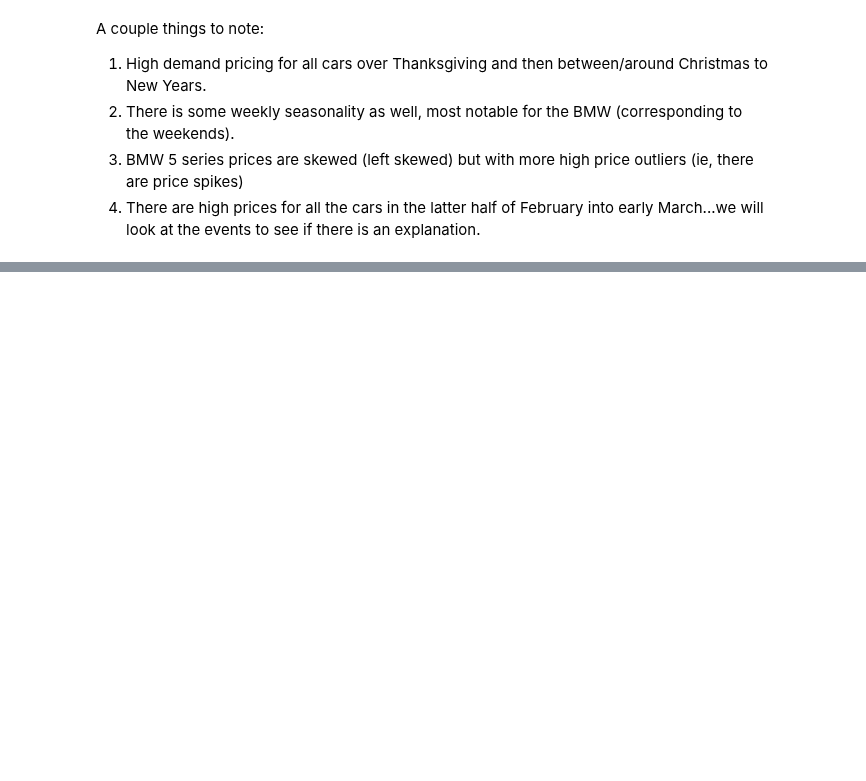
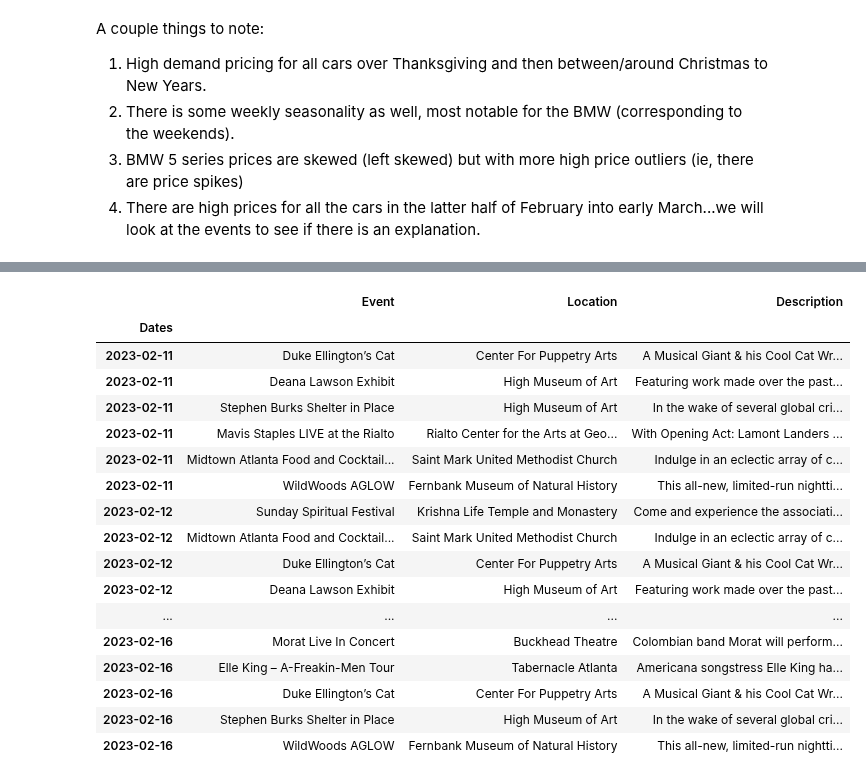
Before and after one commit to JADukeAIPI/AIPIProject, a Jupyter notebook: EDA_and_modeling.ipynb, the cells around one changed output, grey strips where cells are left out. Drawn from its saved outputs; the diff is of its cells as text; code cells hidden in the pictures; blank space fills up the shorter version.

```diff
--- a/EDA_and_modeling.ipynb
+++ b/EDA_and_modeling.ipynb
@@ -214,0 +250,3 @@ A couple things to note:
+# %%
+all_events_clean = clean_events(all_events_df)
+all_events_clean
@@ -214,0 +268,22 @@ A couple things to note:
+# %%
+late_feb_events = all_events_clean[all_events_clean.index>'2023-02-10']
+late_feb_events
+# %% [output]
+|  | Event | Location | Description |
+| Dates |  |  |  |
+| 2023-02-11 | Duke Ellington’s Cat | Center For Puppetry Arts | A Musical Giant & his Cool Cat Wr... |
+| 2023-02-11 | Deana Lawson Exhibit | High Museum of Art | Featuring work made over the past... |
+| 2023-02-11 | Stephen Burks Shelter in Place | High Museum of Art | In the wake of several global cri... |
+| 2023-02-11 | Mavis Staples LIVE at the Rialto | Rialto Center for the Arts at Geo... | With Opening Act: Lamont Landers ... |
+| 2023-02-11 | Midtown Atlanta Food and Cocktail... | Saint Mark United Methodist Church | Indulge in an eclectic array of c... |
+| 2023-02-11 | WildWoods AGLOW | Fernbank Museum of Natural History | This all-new, limited-run nightti... |
+| 2023-02-12 | Sunday Spiritual Festival | Krishna Life Temple and Monastery | Come and experience the associati... |
+| 2023-02-12 | Midtown Atlanta Food and Cocktail... | Saint Mark United Methodist Church | Indulge in an eclectic array of c... |
+| 2023-02-12 | Duke Ellington’s Cat | Center For Puppetry Arts | A Musical Giant & his Cool Cat Wr... |
+| 2023-02-12 | Deana Lawson Exhibit | High Museum of Art | Featuring work made over the past... |
+| ... | ... | ... | ... |
+| 2023-02-16 | Morat Live In Concert | Buckhead Theatre | Colombian band Morat will perform... |
+| 2023-02-16 | Elle King – A-Freakin-Men Tour | Tabernacle Atlanta | Americana songstress Elle King ha... |
+| 2023-02-16 | Duke Ellington’s Cat | Center For Puppetry Arts | A Musical Giant & his Cool Cat Wr... |
+| 2023-02-16 | Stephen Burks Shelter in Place | High Museum of Art | In the wake of several global cri... |
+| 2023-02-16 | WildWoods AGLOW | Fernbank Museum of Natural History | This all-new, limited-run nightti... |
```
Also changed, not shown: parts of 4 cells of this notebook.
